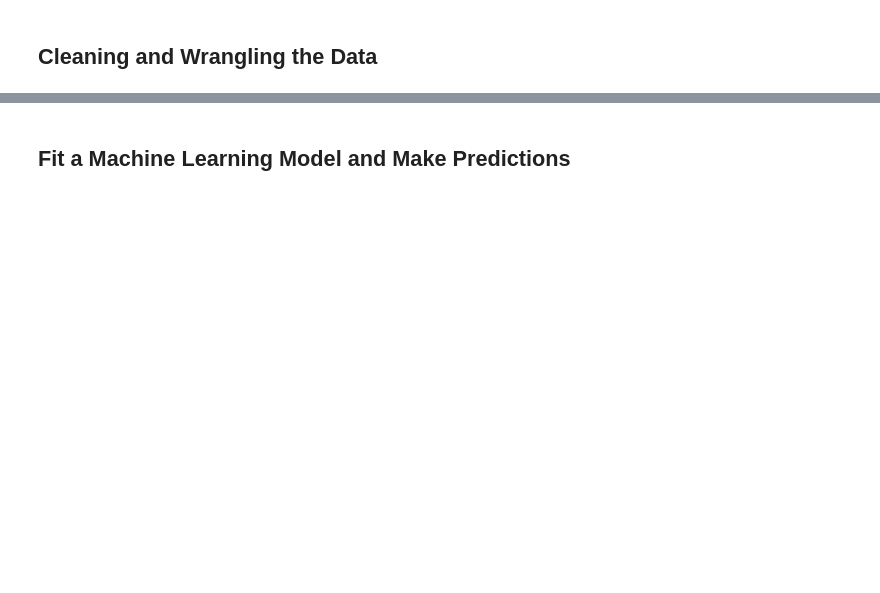
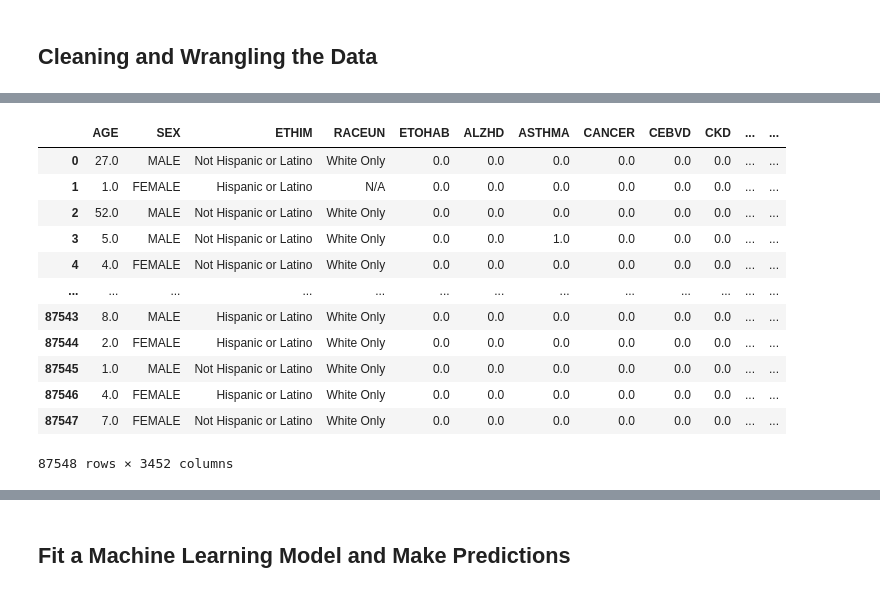
Before and after one commit to andyvu016/project2-team2, a Jupyter notebook: Analysis.ipynb, the cells around one changed output, grey strips where cells are left out. Cells and saved outputs as stored; diff of their text form; code cells hidden in the pictures; blank space fills up the shorter version.

```diff
--- a/Analysis.ipynb
+++ b/Analysis.ipynb
@@ -138,0 +302,25 @@ nhamcs_y = # "alzhd" column (Alzheimer's disease/Dementia, 1=Yes, 0=No)
+# %%
+# Concatenate the encoded diagnosis DataFrame to the cleaned DataFrame
+
+# Drop the "DIAG" columns
+nhamcs_cleaned_df = nhamcs_cleaned_df.drop(columns = ["DIAG1", "DIAG2", "DIAG3", "DIAG4", "DIAG5"])
+
+# Concatenate the DataFrames
+nhamcs_cleaned_df = pd.concat([nhamcs_cleaned_df, encoded_diagnosis_df], axis = "columns")
+
+# Display the cleaned NHAMCS DataFrame
+nhamcs_cleaned_df
+# %% [output]
+|  | AGE | SEX | ETHIM | RACEUN | ETOHAB | ALZHD | ASTHMA | CANCER | CEBVD | CKD | ... | ... |
+| 0 | 27.0 | MALE | Not Hispanic or Latino | White Only | 0.0 | 0.0 | 0.0 | 0.0 | 0.0 | 0.0 | ... | ... |
+| 1 | 1.0 | FEMALE | Hispanic or Latino | N/A | 0.0 | 0.0 | 0.0 | 0.0 | 0.0 | 0.0 | ... | ... |
+| 2 | 52.0 | MALE | Not Hispanic or Latino | White Only | 0.0 | 0.0 | 0.0 | 0.0 | 0.0 | 0.0 | ... | ... |
+| 3 | 5.0 | MALE | Not Hispanic or Latino | White Only | 0.0 | 0.0 | 1.0 | 0.0 | 0.0 | 0.0 | ... | ... |
+| 4 | 4.0 | FEMALE | Not Hispanic or Latino | White Only | 0.0 | 0.0 | 0.0 | 0.0 | 0.0 | 0.0 | ... | ... |
+| ... | ... | ... | ... | ... | ... | ... | ... | ... | ... | ... | ... | ... |
+| 87543 | 8.0 | MALE | Hispanic or Latino | White Only | 0.0 | 0.0 | 0.0 | 0.0 | 0.0 | 0.0 | ... | ... |
+| 87544 | 2.0 | FEMALE | Hispanic or Latino | White Only | 0.0 | 0.0 | 0.0 | 0.0 | 0.0 | 0.0 | ... | ... |
+| 87545 | 1.0 | MALE | Not Hispanic or Latino | White Only | 0.0 | 0.0 | 0.0 | 0.0 | 0.0 | 0.0 | ... | ... |
+| 87546 | 4.0 | FEMALE | Hispanic or Latino | White Only | 0.0 | 0.0 | 0.0 | 0.0 | 0.0 | 0.0 | ... | ... |
+| 87547 | 7.0 | FEMALE | Not Hispanic or Latino | White Only | 0.0 | 0.0 | 0.0 | 0.0 | 0.0 | 0.0 | ... | ... |
+87548 rows × 3452 columns
```
Also changed, not shown: parts of 40 cells of this notebook, 45 other files.
